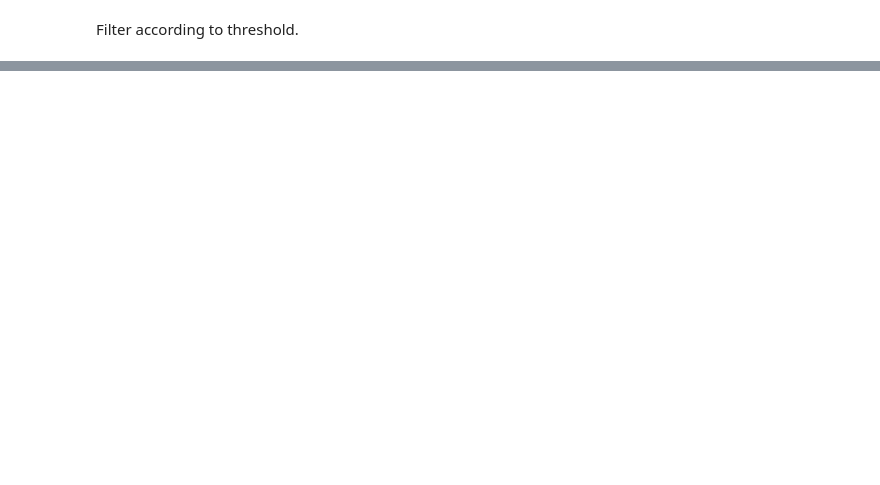
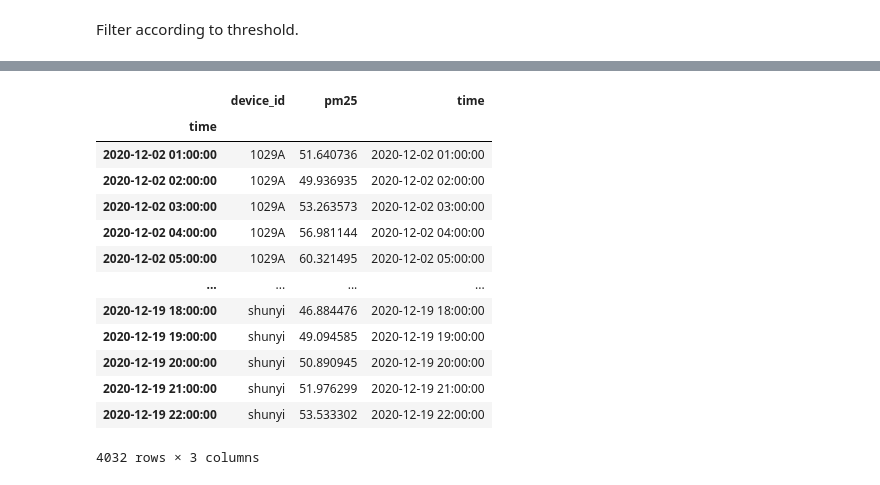
Before and after one commit to deutschmn/split-pollution-sources, a Jupyter notebook: result-analysis.ipynb, the cells around one changed output, grey strips where cells are left out. Cells and saved outputs as stored; diff of their text form; code cells hidden in the pictures; blank space fills up the shorter version.

```diff
--- a/result-analysis.ipynb
+++ b/result-analysis.ipynb
@@ -38,15 +44,24 @@ devices = list(city_txt[1])
 # %%
-experiments = {
-    # "PM25_GNN": "0_336/1/PM25_GNN/2021-03-29_09-16-24/01/",
-    # **{"SGNN3_0-24_%02d" % i: "0_24/1/SplitGNN_3/2021-04-07_23-09-24/%02d/" % i for i in range(5)},
-    # **{"SGNN3_0-336_%02d" % i: "0_336/1/SplitGNN_3/2021-04-19_09-49-03/%02d/" % i for i in range(5)},
-    **{"SGNN3_0_168_%02d" % i: "0_168/1/SplitGNN_3/2021-04-21_07-51-46/%02d/" % i for i in range(5)}
+exp_paths = {
+    "PM25_GNN": "0_336/1/PM25_GNN/2021-03-29_09-16-24/01/",
+    #**{"SGNN3_0-24_%02d" % i: "0_24/1/SplitGNN_3/2021-04-07_23-09-24/%02d/" % i for i in range(5)},
+    **{"SGNN3_0-336_%02d" % i: "0_336/1/SplitGNN_3/2021-04-19_09-49-03/%02d/" % i for i in range(5)}, # good runs!
+    # **{"SGNN3_0_168_%02d" % i: "0_168/1/SplitGNN_3/2021-04-21_07-51-46/%02d/" % i for i in range(5)},
+    #**{"SGNN3_0_24_%02d" % i: "0_24/1/SplitGNN_3/2021-04-30_07-25-12/%02d/" % i for i in range(5)},
+    #**{"SGNN3_1_24_%02d" % i: "1_24/1/SplitGNN_3/2021-04-30_08-37-48/%02d/" % i for i in range(5)},
+    #**{"SGNN3.2_1_24_%02d" % i: "1_24/1/SplitGNN_3_2/2021-05-04_09-00-51/%02d/" % i for i in range(5)},
+    #**{"PM25_GNN_1_24_%02d" % i: "1_24/1/PM25_GNN/2021-05-04_09-01-57/%02d/" % i for i in range(5)},
 }
 
-start_date = "2020-01-01 01:00:00"
-end_date = "2020-03-01 01:00:00"
-for name, path in tqdm(experiments.items()):
+start_date = "2020-10-01 01:00:00"
+end_date = "2020-12-31 01:00:00"
+
+experiments = {}
+for name, path in tqdm(exp_paths.items()):
     experiments[name] = Experiment.load(name, gnn_experiment_path + path, start_date, devices)
+    # experiments[name + " - with start"] = Experiment.load(name, gnn_experiment_path + path, start_date, devices)
+    # experiments[name + " - first pred"] = Experiment.load(name, gnn_experiment_path + path, None, devices)
+
 
 print(f"Loaded {len(experiments)} experiments")
 # %% [output]
@@ -58,8 +75,10 @@ ensemble = ensemblify(experiments, ensemble_name)
 # %%
-deep_ensemble_name = "SGNN3_0_168_deep_ensemble"
-experiments[deep_ensemble_name] = deep_ensemblify(experiments, deep_ensemble_name)
+# ensemble_name = "SGNN3_0_168_ensemble"
+# ensemble = ensemblify(experiments, ensemble_name)
+
+# deep_ensemble_name = "SGNN3_0_168_deep_ensemble"
+# experiments[deep_ensemble_name] = deep_ensemblify(experiments, deep_ensemble_name)
+# experiments[ensemble_name] = ensemble
-# %%
-experiments[ensemble_name] = ensemble
 # %%
 df = data.measurements.copy()
 df.index = df['time']
@@ -186,0 +208,3 @@ fig.show()
+# %%
+exp = experiments["SGNN3_0-336_00"]
+exp
@@ -186,0 +230,17 @@ fig.show()
+# %%
+exp.preds
+# %% [output]
+|  | device_id | pm25 | time |
+| time |  |  |  |
+| 2020-12-02 01:00:00 | 1029A | 51.640736 | 2020-12-02 01:00:00 |
+| 2020-12-02 02:00:00 | 1029A | 49.936935 | 2020-12-02 02:00:00 |
+| 2020-12-02 03:00:00 | 1029A | 53.263573 | 2020-12-02 03:00:00 |
+| 2020-12-02 04:00:00 | 1029A | 56.981144 | 2020-12-02 04:00:00 |
+| 2020-12-02 05:00:00 | 1029A | 60.321495 | 2020-12-02 05:00:00 |
+| ... | ... | ... | ... |
+| 2020-12-19 18:00:00 | shunyi | 46.884476 | 2020-12-19 18:00:00 |
+| 2020-12-19 19:00:00 | shunyi | 49.094585 | 2020-12-19 19:00:00 |
+| 2020-12-19 20:00:00 | shunyi | 50.890945 | 2020-12-19 20:00:00 |
+| 2020-12-19 21:00:00 | shunyi | 51.976299 | 2020-12-19 21:00:00 |
+| 2020-12-19 22:00:00 | shunyi | 53.533302 | 2020-12-19 22:00:00 |
+4032 rows × 3 columns
```
Also changed, not shown: parts of 20 cells of this notebook, 2 other files.
